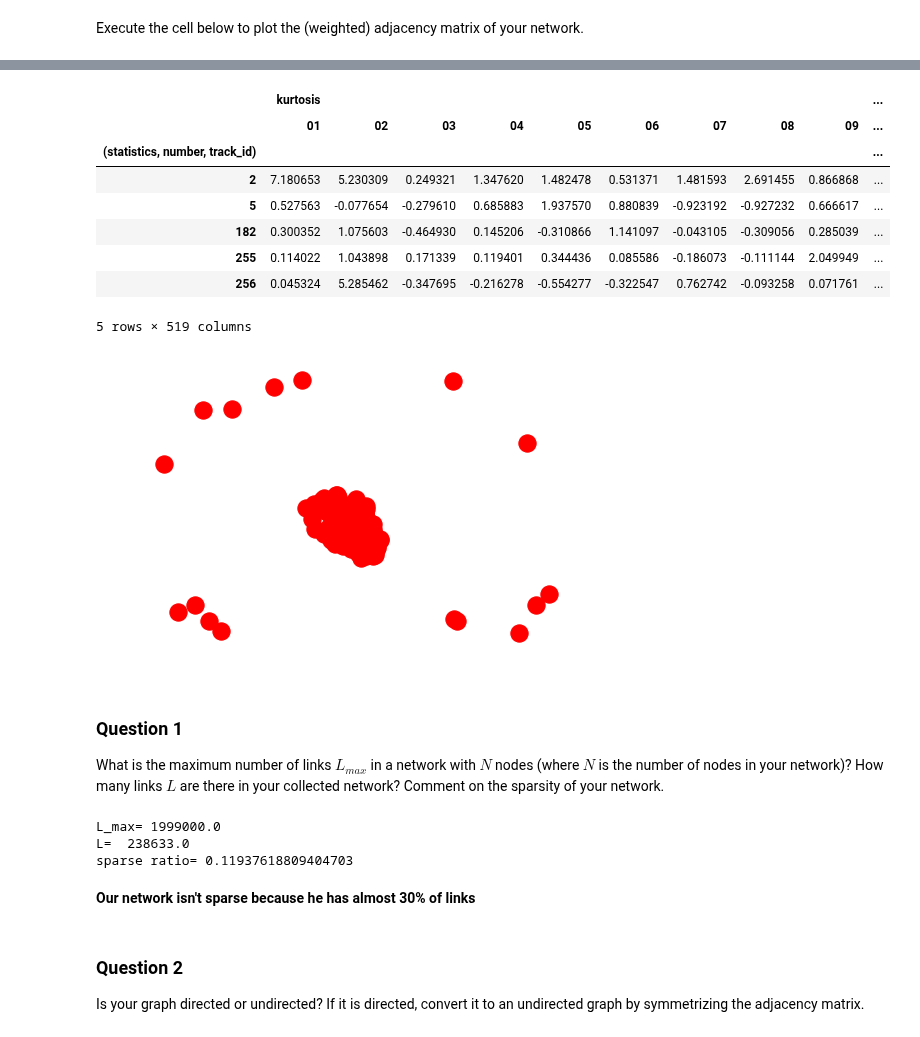
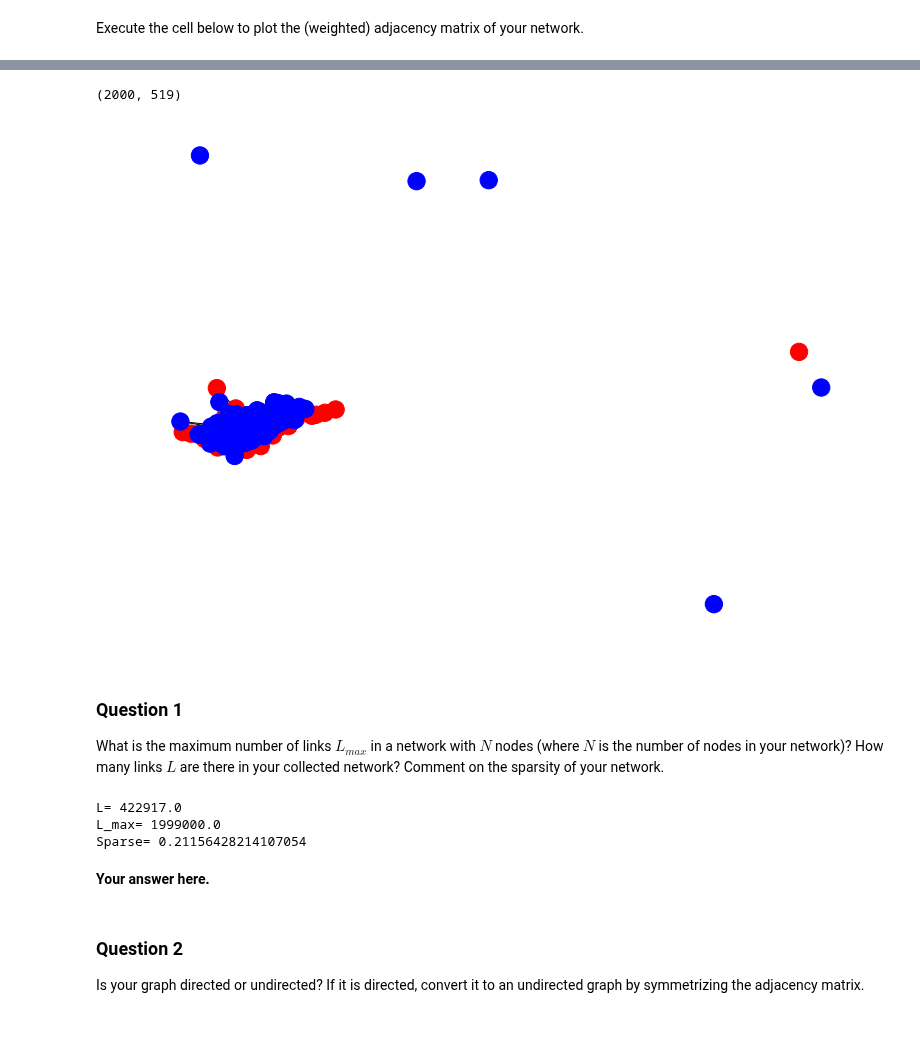
Before and after one commit to TTimTT/NTDS_Project, a Jupyter notebook: milestones_1/Joachim_1_network_properties.ipynb, the cells around one changed output, grey strips where cells are left out. Drawn from its saved outputs; the diff is of its cells as text; code cells hidden in the pictures.

```diff
--- a/milestones_1/Joachim_1_network_properties.ipynb
+++ b/milestones_1/Joachim_1_network_properties.ipynb
@@ -126,5 +99,5 @@ There are two possible scenarios for your adjacency matrix construction, as you
 
 Follow the appropriate steps for the construction of the adjacency matrix of your network and provide it in the Numpy array ``adjacency`` below:
 # %%
-
-dataSetSmall= pd.read_csv('../data/fma_metadata/dataSetSmall.csv',sep=',',header=[0,1,2],encoding='utf-8', engine='python');
+dataSetSmall= pd.read_csv('../data/fma_metadata/dataSetSmall.csv',encoding='utf-8', index_col=0, header=[0,1,2]);
+dataSetSmall.head(5)
@@ -131,10 +114,0 @@ dataSetSmall= pd.read_csv('../data/fma_metadata/dataSetSmall.csv',sep=',',header
-# %%
-dataSetSmall= pd.read_csv('../data/fma_metadata/dataSetSmall.csv',sep=',',header=[0,1,2],index_col=0,encoding='utf-8', engine='python');
-
-# dataSetSmall=dataSetSmall.set_index(dataSetSmall.columns[0])
-# dataSetSmall.columns=dataSetSmall.columns.droplevel(level=2)
-
-# dataSetSmall.sort_values(by=dataSetSmall.columns[-1])
-
-# dataSetSmall.set_index(dataSetSmall.iloc[:,0],drop=True, inplace=True)
-dataSetSmall.head()
@@ -147,5 +118,5 @@ Exception: cannot handle a non-unique multi-index!
 # %%
-distances = pdist(dataSetSmall.drop('genre',axis=1,level=0).values, metric='euclidean')
+distances = pdist(dataSetSmall.drop(columns='label',level=0).values, metric='cosine')
 # %%
 kernel_width = distances.mean()
 weights = np.exp(-distances**2 / kernel_width**2)
@@ -159,6 +131,6 @@ plt.show()
 # %%
 adjacency=adjacency_full.copy()
-adjacency[adjacency < 0.8] = 0
+adjacency[adjacency < 0.9] = 0
 # %%
 n_nodes = dataSetSmall.shape[0]
 # %% [markdown]
@@ -174,44 +147,35 @@ Text(0.5,1.05,'adjacency matrix')
 # %%
-dataSetSmall.head()
+dataSetSmall.shape
 # %% [output]
-|  | kurtosis |  |  |  |  |  |  |  |  | ... |
-|  | 01 | 02 | 03 | 04 | 05 | 06 | 07 | 08 | 09 | ... |
-| (statistics, number, track_id) |  |  |  |  |  |  |  |  |  | ... |
-| 2 | 7.180653 | 5.230309 | 0.249321 | 1.347620 | 1.482478 | 0.531371 | 1.481593 | 2.691455 | 0.866868 | ... |
-| 5 | 0.527563 | -0.077654 | -0.279610 | 0.685883 | 1.937570 | 0.880839 | -0.923192 | -0.927232 | 0.666617 | ... |
-| 182 | 0.300352 | 1.075603 | -0.464930 | 0.145206 | -0.310866 | 1.141097 | -0.043105 | -0.309056 | 0.285039 | ... |
-| 255 | 0.114022 | 1.043898 | 0.171339 | 0.119401 | 0.344436 | 0.085586 | -0.186073 | -0.111144 | 2.049949 | ... |
-| 256 | 0.045324 | 5.285462 | -0.347695 | -0.216278 | -0.554277 | -0.322547 | 0.762742 | -0.093258 | 0.071761 | ... |
-5 rows × 519 columns
+(2000, 519)
 # %%
-# # tentative de faire un graph
-# graph = nx.from_numpy_array(adjacency)
+# tentative de faire un graph
+graph = nx.from_numpy_array(adjacency)
 
-# # color_map = []
-# # for node in graph:
-# #     if dataSetSmall.loc[dataSetSmall.index[node],('genre','Unnamed: 519_level_1','Unnamed: 519_level_2')] =='Rock':
-# #         color_map.append('red')
-# #     else: color_map.append('blue')
-# nx.draw(graph)#,node_color = color_map)
-# nx.write_gexf(graph,'../data/rock_hiphop.gexf')
+color_map = []
+for node in graph:
+    if node < len(graph)/2:
+        color_map.append('red')
+    else: color_map.append('blue')
+nx.draw_spring(graph,node_color = color_map)
+nx.write_gexf(graph,'../data/rock_hiphop.gexf')
 # %% [output]
-[figure, old version]
+[figure, new version]
 # %% [markdown]
 ### Question 1
 
 What is the maximum number of links $L_{max}$ in a network with $N$ nodes (where $N$ is the number of nodes in your network)? How many links $L$ are there in your collected network? Comment on the sparsity of your network.
 # %%
+# Your code here.
+L=(sum(sum(np.ceil(adjacency))))/2
 L_max=n_nodes*(n_nodes-1)/2
-print('L_max=',L_max)
-L=(sum(sum(np.ceil(adjacency))))/2
-print('L= ',L)
-print('sparse ratio=',L/L_max)
+print("L=", L, "\nL_max=", L_max, "\nSparse=", L/L_max)
 # %% [output]
+L= 422917.0
 L_max= 1999000.0
-L=  238633.0
-sparse ratio= 0.11937618809404703
+Sparse= 0.21156428214107054
-# %% [markdown]
-**Our network isn't sparse because he has almost 30% of links**
+# %% [markdown]
+**Your answer here.**
 # %% [markdown]
 ### Question 2
 
```
Also changed, not shown: parts of 27 cells of this notebook.
